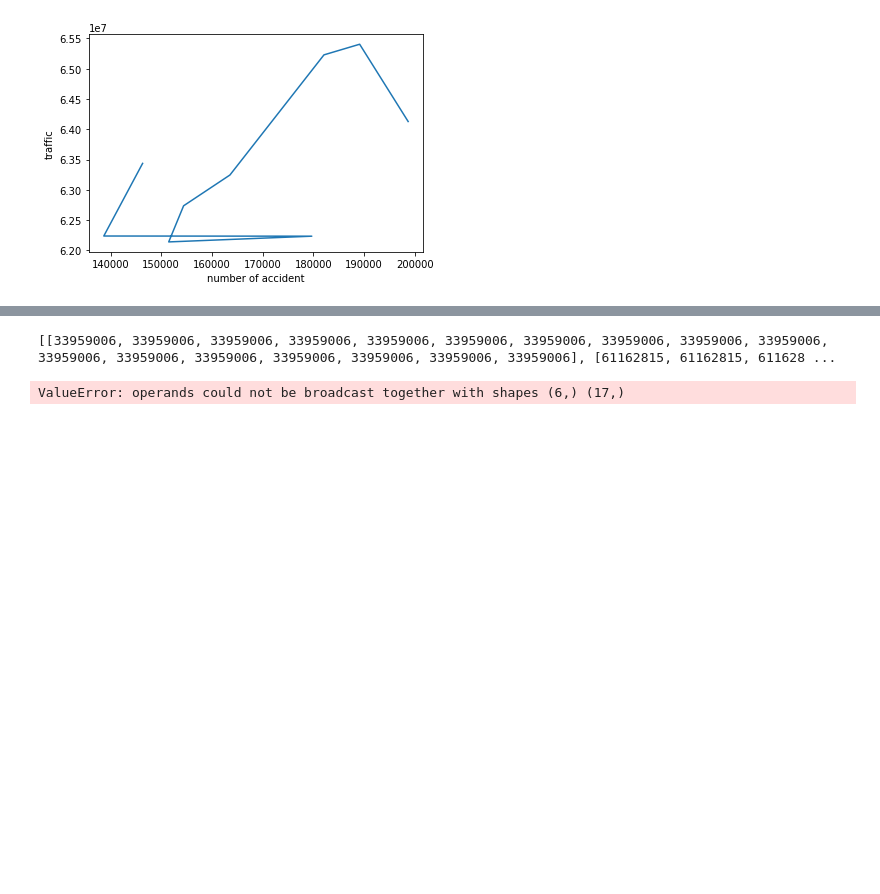
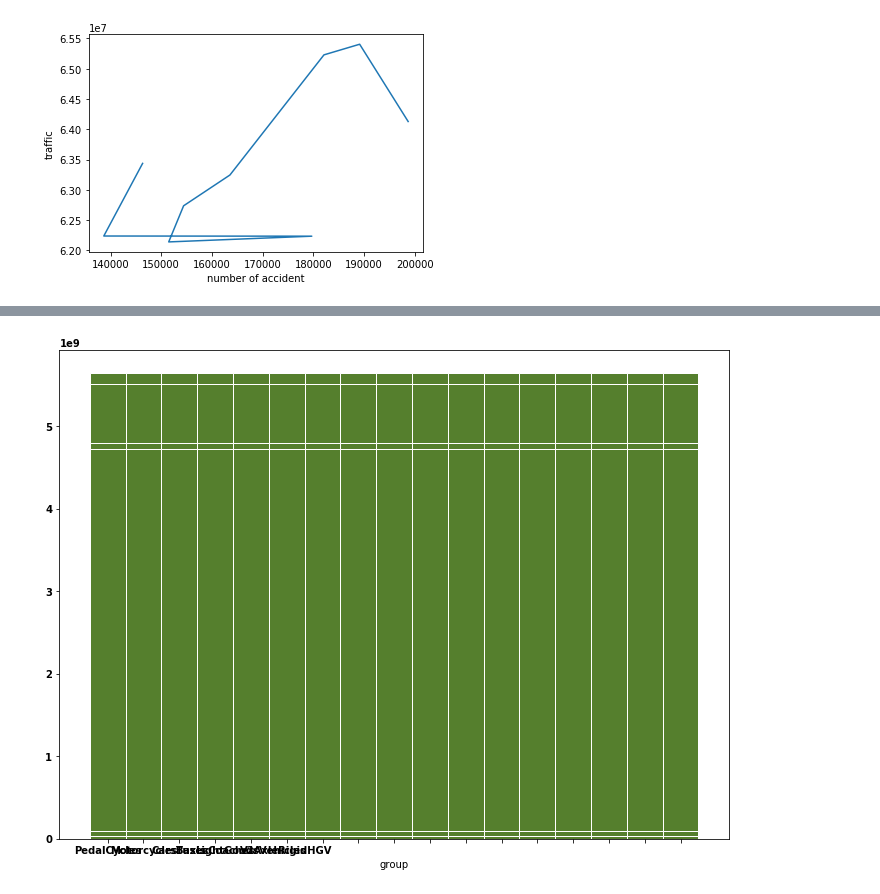
Before and after one commit to arefabed/fall2019_algorithm_project, a Jupyter notebook: plots.ipynb, the cells around one changed output, grey strips where cells are left out. Drawn from its saved outputs; the diff is of its cells as text; code cells hidden in the pictures; blank space fills up the shorter version.

```diff
--- a/plots.ipynb
+++ b/plots.ipynb
@@ -54,41 +54,41 @@ computing...
 # %%
 # y-axis in bold
-rc('font', weight='bold')
-bar_width = 1
+rc('figure',figsize=(12, 9))
+bar_width = 5
 newdic = {}
 # Values of each group
 for year in kind_of_vehicle_out:
     for key in kind_of_vehicle_out[year]:
         if (key not in newdic):
             newdic[key] = {}
         newdic[key][year] = kind_of_vehicle_out [year][key]
 
 bars = []
 for i,item in enumerate(newdic):
     bars.append(list(newdic[item].values()))
 
-padding = [np.zeros(len(bars))]
+padding = [np.zeros(len(bars[0]))]
 for i,item in enumerate(bars):
     if i == len(bars):
         continue
     padding.append(np.add(padding[i], bars[i]).tolist())
 
 # The position of the bars on the x-axis
-x_position = bar_width * list(range(17))
+x_position = bar_width*np.arange(17)
 
 # Names of group and bar width
 names = list(newdic.keys())
 
 # Create brown bars
-for year in bars:
-    plt.bar(r, list(bars[year].values()), bottom=padding[year], color='#557f2d', edgecolor='white', width=bar_width)
+for index, year in enumerate(bars):
+    plt.bar(x_position, year, bottom=padding[index],
+            color='#557f2d', edgecolor='white', width=bar_width)
 
 # Custom X axis
-plt.xticks(r, names, fontweight='bold')
+plt.xticks(x_position, names, fontweight='bold')
 plt.xlabel("group")
 
 # Show graphic
 plt.show()
 # %% [output]
-[[33959006, 33959006, 33959006, 33959006, 33959006, 33959006, 33959006, 33959006, 33959006, 33959006, 33959006, 33959006, 33959006, 33959006, 33959006, 33959006, 33959006], [61162815, 61162815, 611628 ...
-ValueError: operands could not be broadcast together with shapes (6,) (17,)
+[figure, added]
```
Also changed, not shown: parts of 2 cells of this notebook, 3 other files.
